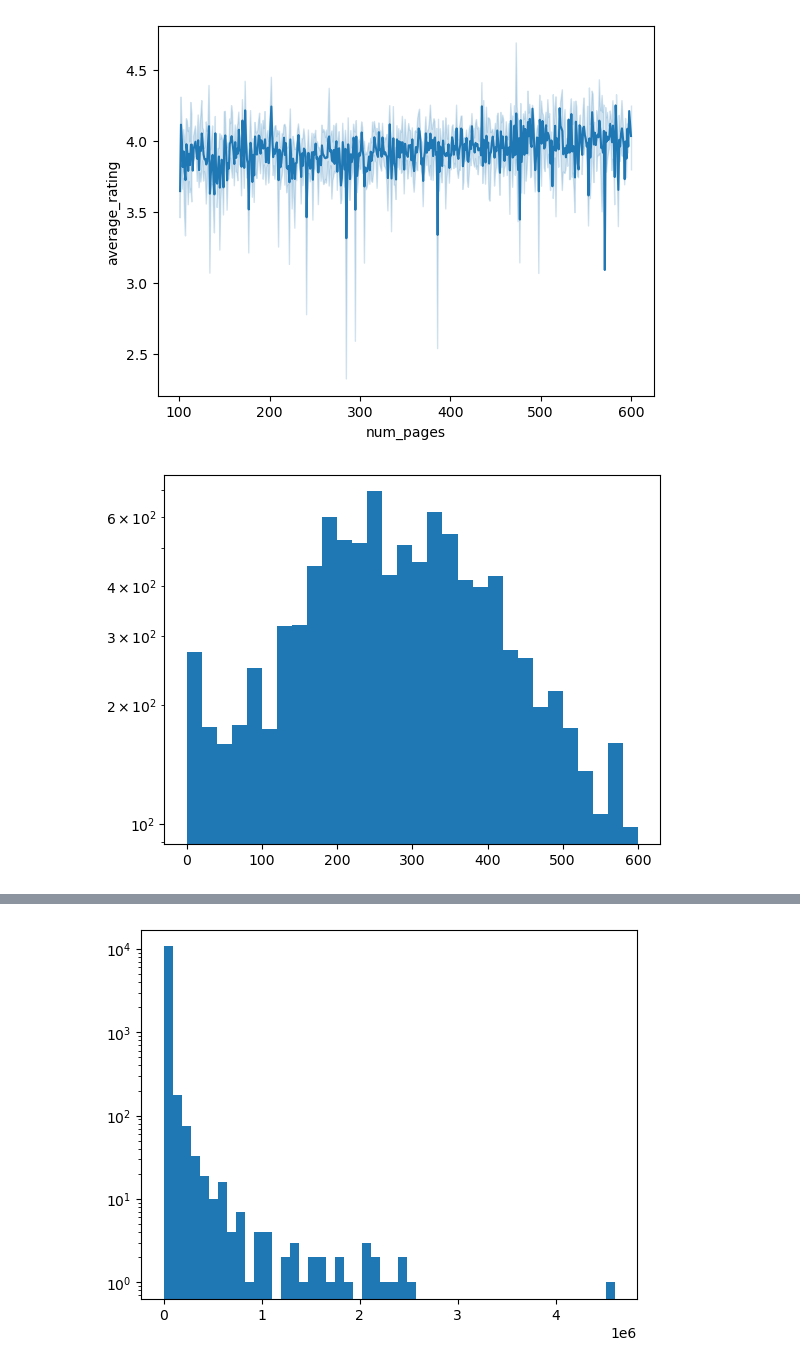
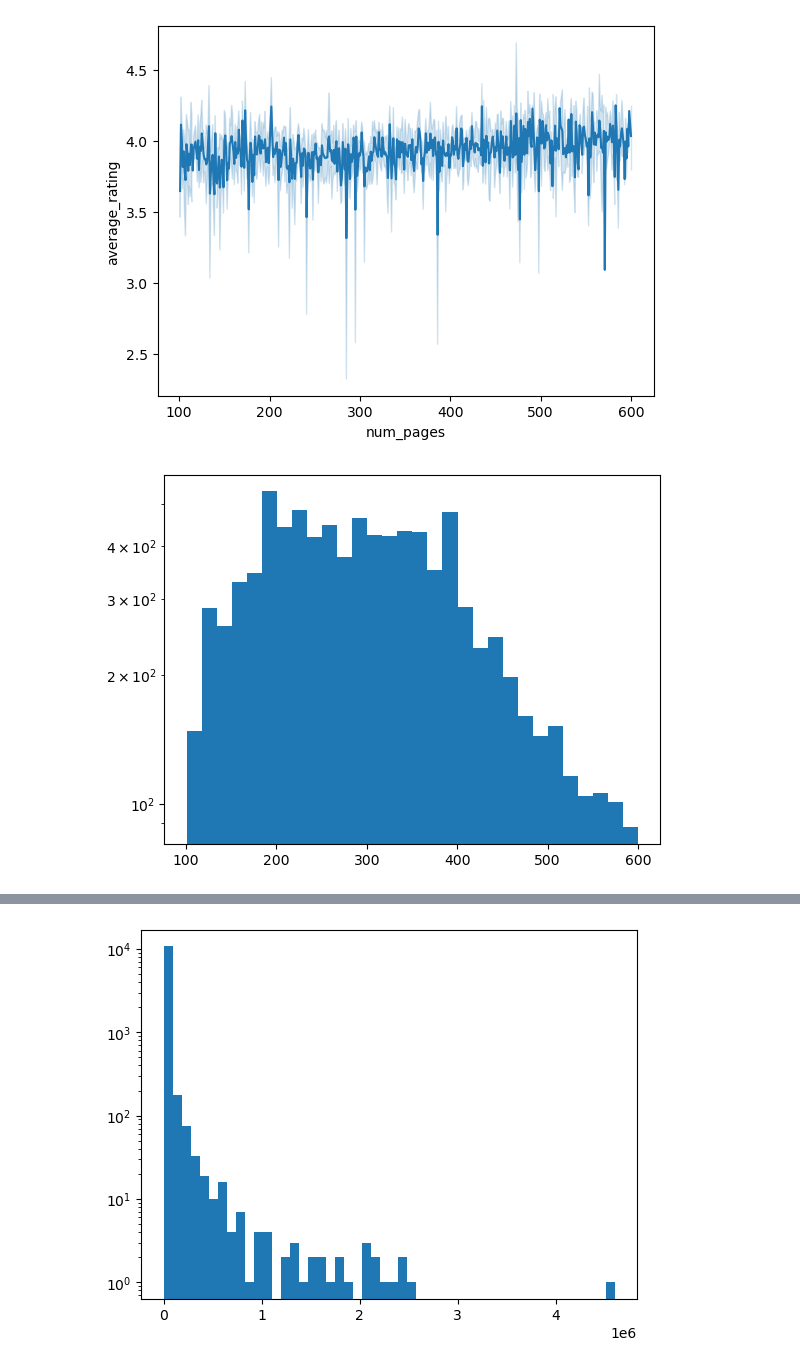
Before and after one commit to Attoumassa/book_rating_prediction_model, a Jupyter notebook: Data_analysis/exploratory_analysis.ipynb, the cells around one changed output, grey strips where cells are left out. Drawn from its saved outputs; the diff is of its cells as text; code cells hidden in the pictures.

```diff
--- a/Data_analysis/exploratory_analysis.ipynb
+++ b/Data_analysis/exploratory_analysis.ipynb
@@ -113,8 +113,8 @@ sns.lineplot(data=df_interv,x="num_pages",y="average_rating")
 <AxesSubplot:xlabel='num_pages', ylabel='average_rating'>
 [figure]
 # %%
-plt.hist(df_copie["num_pages"], bins=30)
+plt.hist(df_interv["num_pages"], bins=30)
 plt.yscale("log")
 plt.show()
 # %% [output]
-[figure, old version]
+[figure, new version]
```
Also changed, not shown: parts of 16 cells of this notebook, 5 other files.
